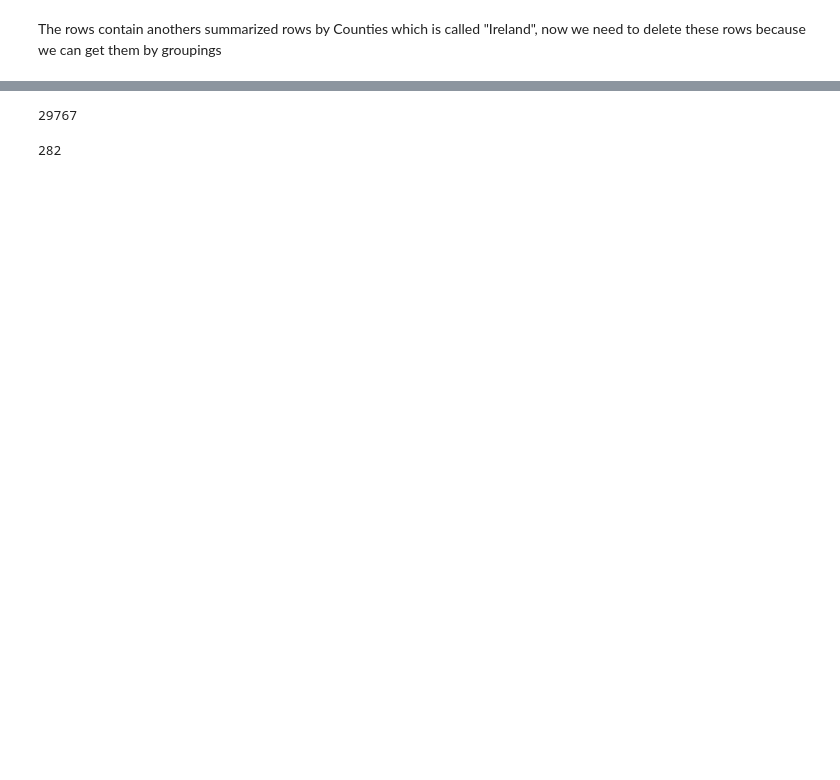
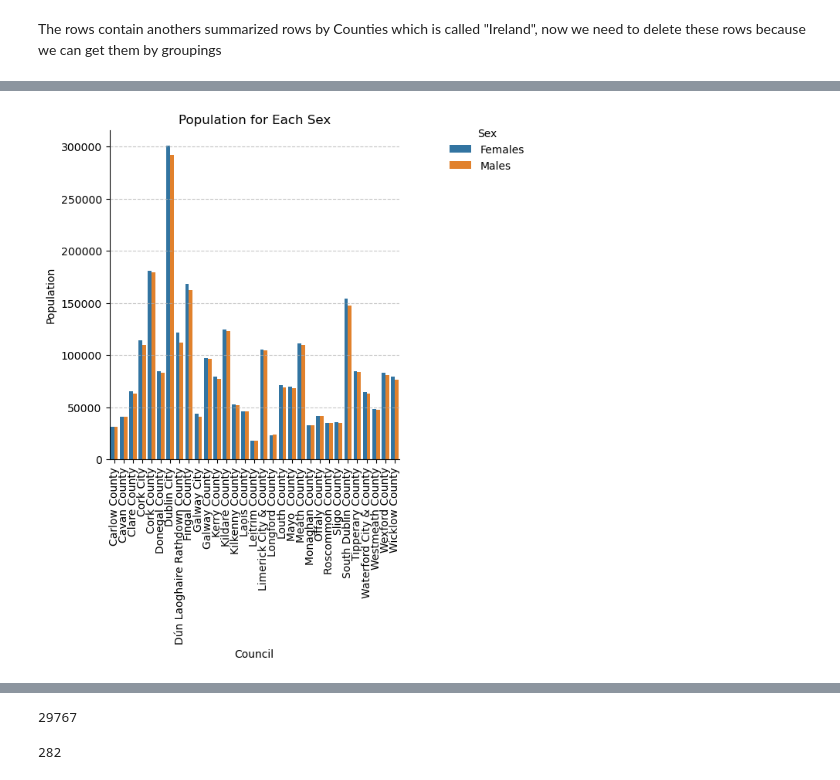
Before and after one commit to zeros2018/population_ireland, a Jupyter notebook: Population Project.ipynb, the cells around one changed output, grey strips where cells are left out. Drawn from its saved outputs; the diff is of its cells as text; code cells hidden in the pictures; blank space fills up the shorter version.

```diff
--- a/Population Project.ipynb
+++ b/Population Project.ipynb
@@ -85,0 +206,20 @@ df_population = df_population.loc[df_population["Counties"] != "Ireland"]
+# %%
+df_sex = df_population.groupby(["Council","Sex"]).sum("Value").reset_index()
+# %%
+g = sns.catplot(
+    x="Council",       # x variable name
+    y="Value",       # y variable name
+    hue="Sex",  # group variable name
+    data=df_sex,     # dataframe to plot
+    kind="bar",
+)
+plt.title('Population for Each Sex')
+plt.xlabel('Council')
+plt.ylabel('Population')
+plt.xticks(rotation=90)
+plt.grid(axis='y', linestyle='--', alpha=0.7)
+#plt.tight_layout()
+sns.move_legend(g, "upper center", bbox_to_anchor=(1, 1), title='Sex')
+plt.show()
+# %% [output]
+[figure, added]
```
Also changed, not shown: parts of 49 cells of this notebook.
